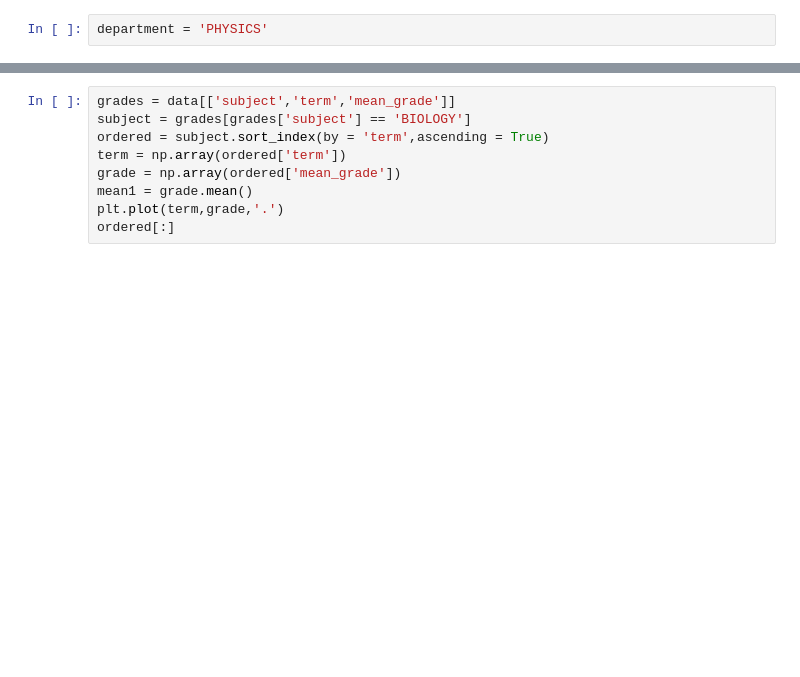
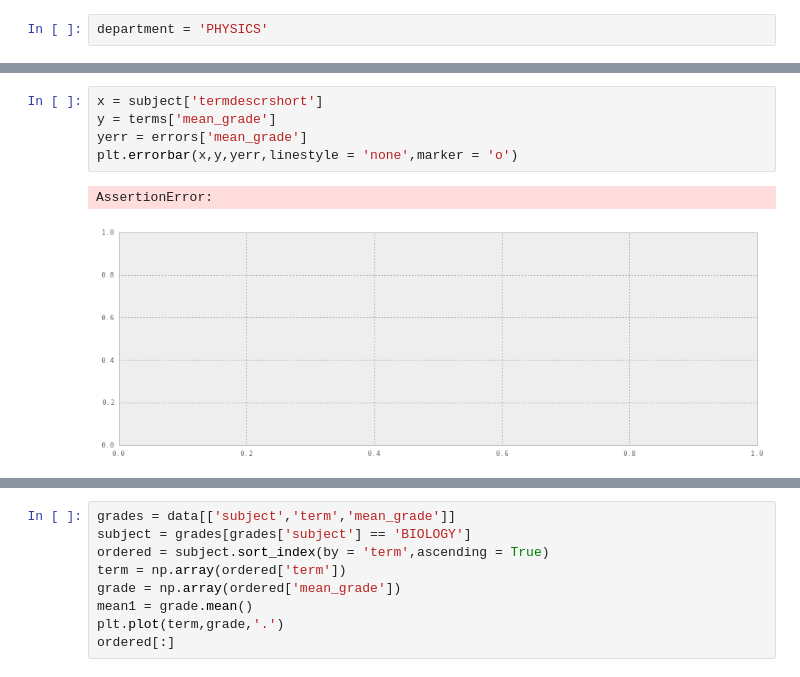
Before and after one commit to mkowshik/scaling-tribble, a Jupyter notebook: REBUILD DATA scripts/Course by term.ipynb, the cells around one changed output, grey strips where cells are left out. Saved outputs shown, nothing was run; the diff lists cells and outputs as text; blank space fills up the shorter version.

```diff
--- a/REBUILD DATA scripts/Course by term.ipynb
+++ b/REBUILD DATA scripts/Course by term.ipynb
@@ -163,0 +137,8 @@ max      3.523729
+# %%
+x = subject['termdescrshort']
+y = terms['mean_grade']
+yerr = errors['mean_grade']
+plt.errorbar(x,y,yerr,linestyle = 'none',marker = 'o')
+# %% [output]
+AssertionError:
+[figure, added]
```
Also changed, not shown: parts of 7 cells of this notebook, 1 other file.
